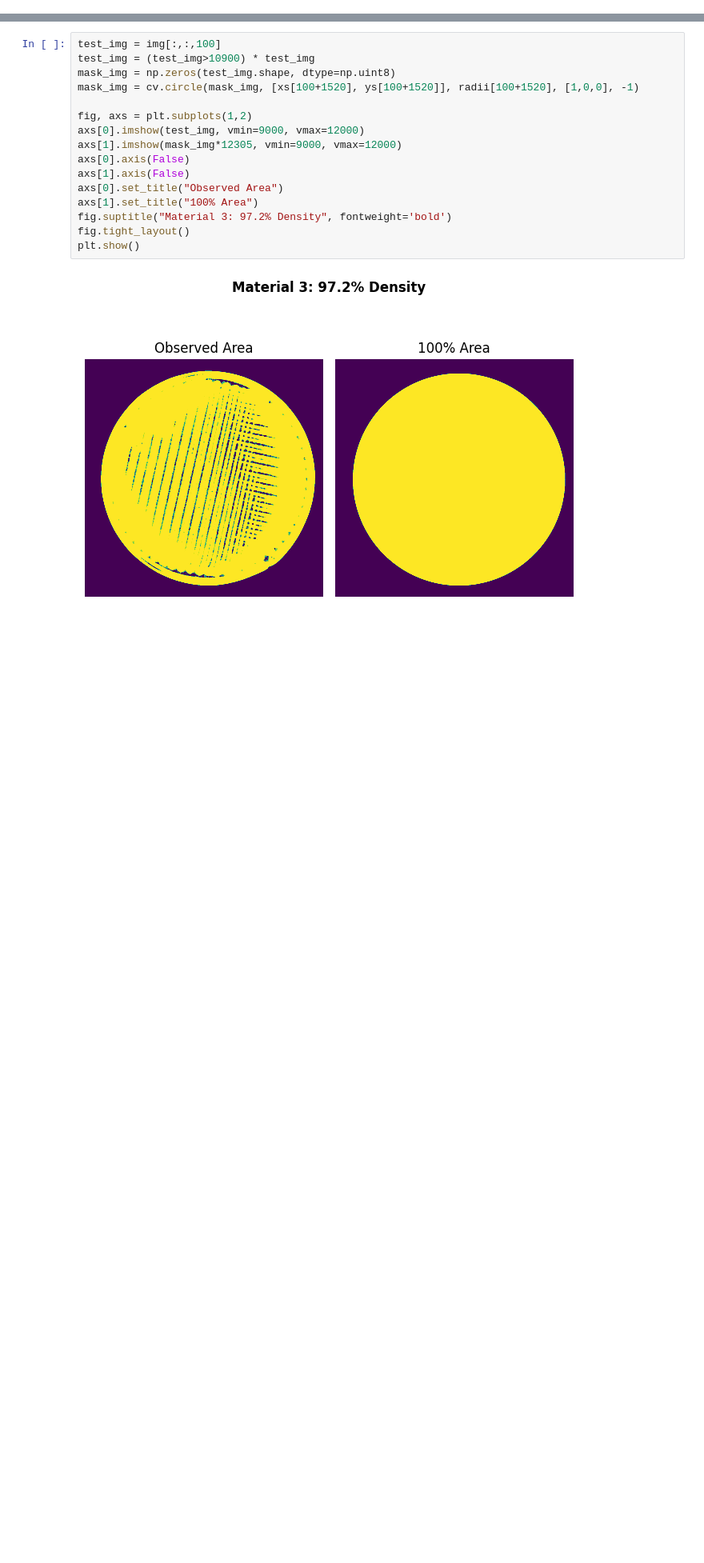
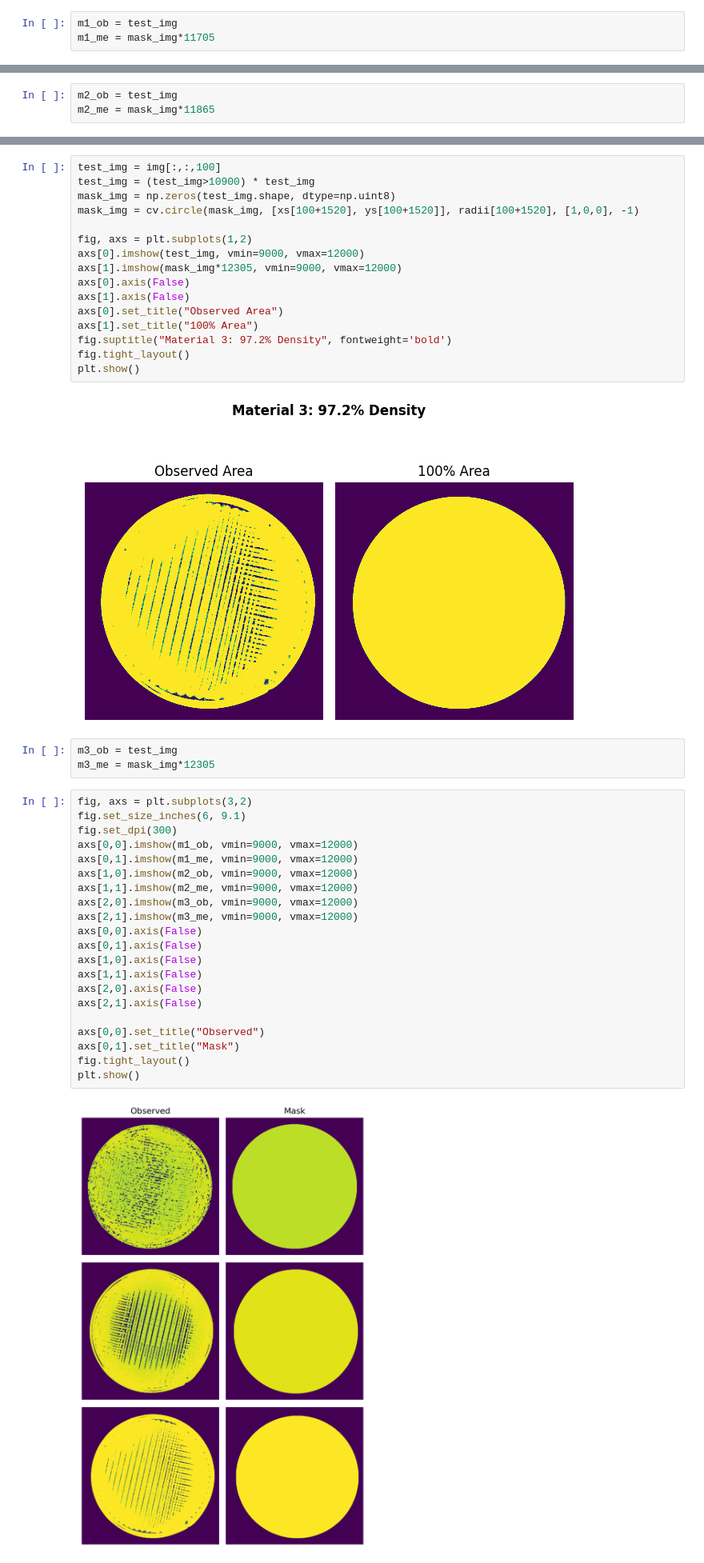
Before and after one commit to tpasfieldERAU/MA390-490_PNNL, a Jupyter notebook: am-specific/circle-fill-test.ipynb, the cells around one changed output, grey strips where cells are left out. Shown at 80% size. Saved outputs shown, nothing was run; the diff lists cells and outputs as text; blank space fills up the shorter version.

Commit message:
Update for presentation figures

```diff
--- a/am-specific/circle-fill-test.ipynb
+++ b/am-specific/circle-fill-test.ipynb
@@ -71,6 +71,9 @@ fig.suptitle("Material 1: 93.1% Density", fontweight='bold')
 plt.show()
 # %% [output]
 [figure]
+# %%
+m1_ob = test_img
+m1_me = mask_img*11705
 # %%
 # If the previous material is present, delete it to save ram and make room for new section.
 try:
@@ -113,6 +116,9 @@ fig.tight_layout()
 plt.show()
 # %% [output]
 [figure]
+# %%
+m2_ob = test_img
+m2_me = mask_img*11865
 # %%
 try:
     del img
@@ -153,3 +159,29 @@ fig.tight_layout()
 plt.show()
 # %% [output]
 [figure]
+# %%
+m3_ob = test_img
+m3_me = mask_img*12305
+# %%
+fig, axs = plt.subplots(3,2)
+fig.set_size_inches(6, 9.1)
+fig.set_dpi(300)
+axs[0,0].imshow(m1_ob, vmin=9000, vmax=12000)
+axs[0,1].imshow(m1_me, vmin=9000, vmax=12000)
+axs[1,0].imshow(m2_ob, vmin=9000, vmax=12000)
+axs[1,1].imshow(m2_me, vmin=9000, vmax=12000)
+axs[2,0].imshow(m3_ob, vmin=9000, vmax=12000)
+axs[2,1].imshow(m3_me, vmin=9000, vmax=12000)
+axs[0,0].axis(False)
+axs[0,1].axis(False)
+axs[1,0].axis(False)
+axs[1,1].axis(False)
+axs[2,0].axis(False)
+axs[2,1].axis(False)
+
+axs[0,0].set_title("Observed")
+axs[0,1].set_title("Mask")
+fig.tight_layout()
+plt.show()
+# %% [output]
+[figure, added]
```
